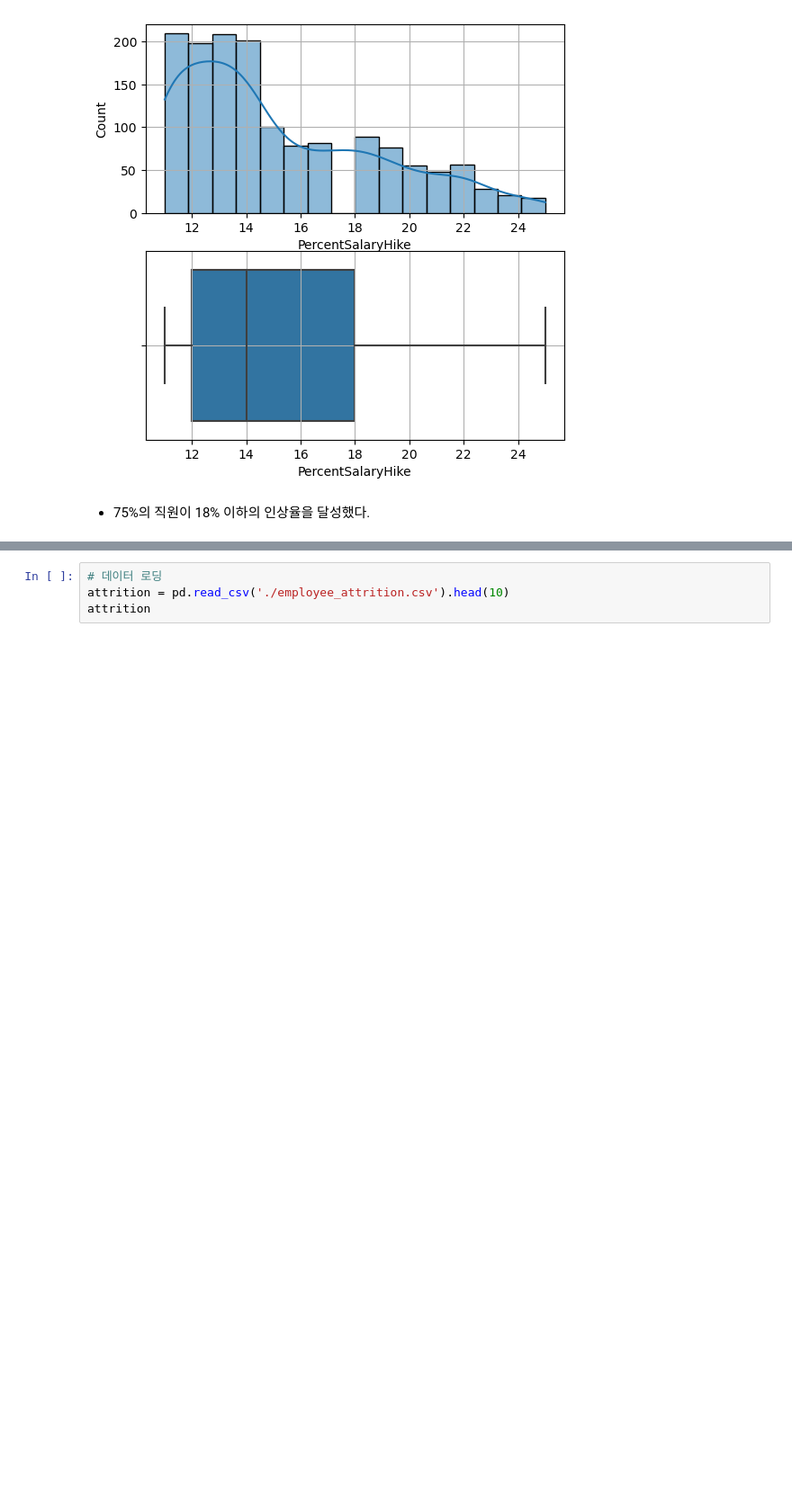
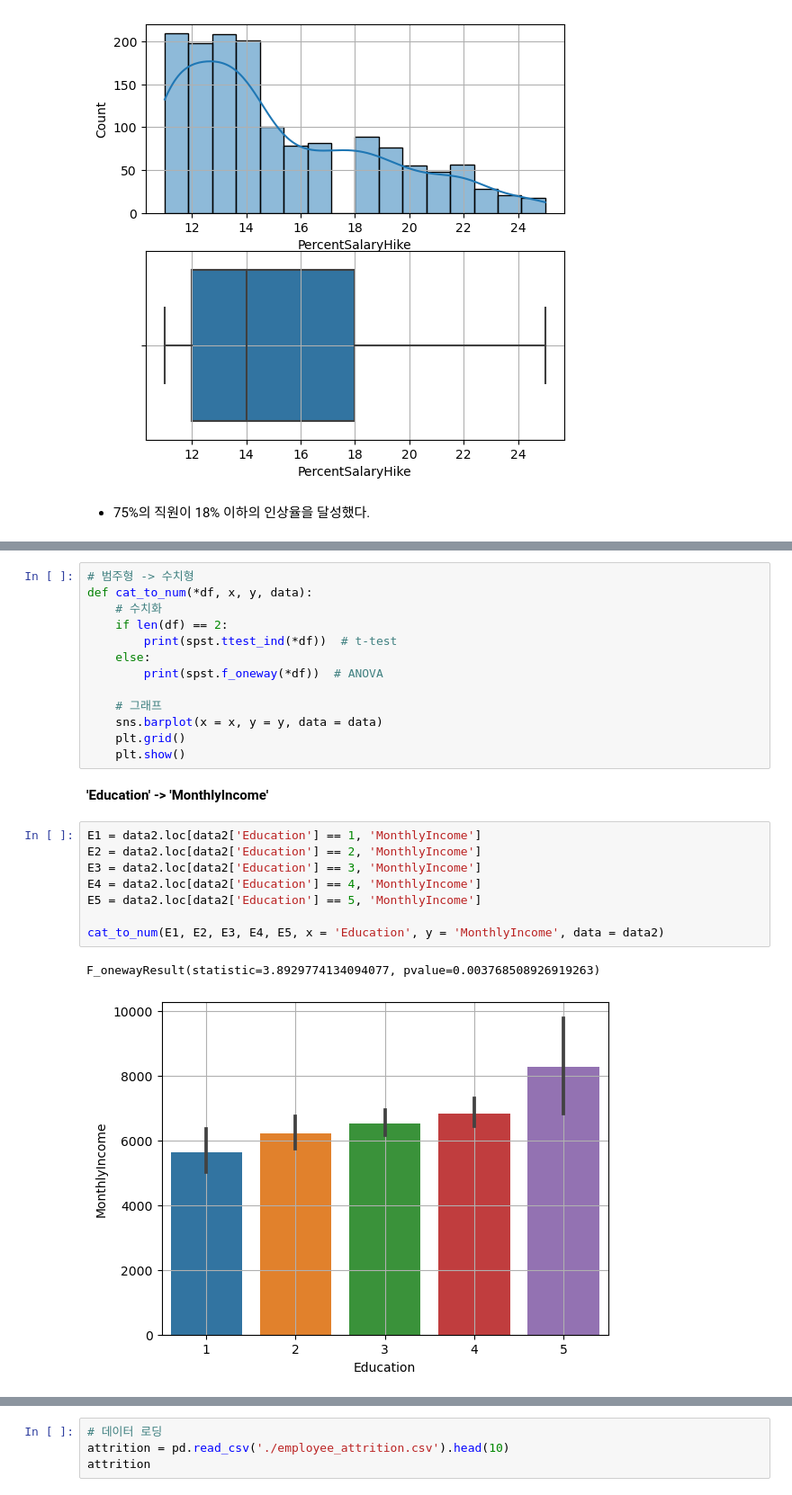
Before and after one commit to ryeongse25/kt-aivle, a Jupyter notebook: employee_attrition/employee_attrition.ipynb, the cells around one changed output, grey strips where cells are left out. Shown: that part at 90% size. Drawn from its saved outputs; the diff is of its cells as text; blank space fills up the shorter version.

```diff
--- a/employee_attrition/employee_attrition.ipynb
+++ b/employee_attrition/employee_attrition.ipynb
@@ -374,0 +422,26 @@ eda_1_num('PercentSalaryHike', data2, 16)
+# %%
+# 범주형 -> 수치형
+def cat_to_num(*df, x, y, data):
+    # 수치화
+    if len(df) == 2:
+        print(spst.ttest_ind(*df))  # t-test
+    else:
+        print(spst.f_oneway(*df))  # ANOVA
+
+    # 그래프
+    sns.barplot(x = x, y = y, data = data)
+    plt.grid()
+    plt.show()
+# %% [markdown]
+**'Education' -> 'MonthlyIncome'**
+# %%
+E1 = data2.loc[data2['Education'] == 1, 'MonthlyIncome']
+E2 = data2.loc[data2['Education'] == 2, 'MonthlyIncome']
+E3 = data2.loc[data2['Education'] == 3, 'MonthlyIncome']
+E4 = data2.loc[data2['Education'] == 4, 'MonthlyIncome']
+E5 = data2.loc[data2['Education'] == 5, 'MonthlyIncome']
+
+cat_to_num(E1, E2, E3, E4, E5, x = 'Education', y = 'MonthlyIncome', data = data2)
+# %% [output]
+F_onewayResult(statistic=3.8929774134094077, pvalue=0.003768508926919263)
+[figure, added]
```
Also changed, not shown: parts of 45 cells of this notebook.
